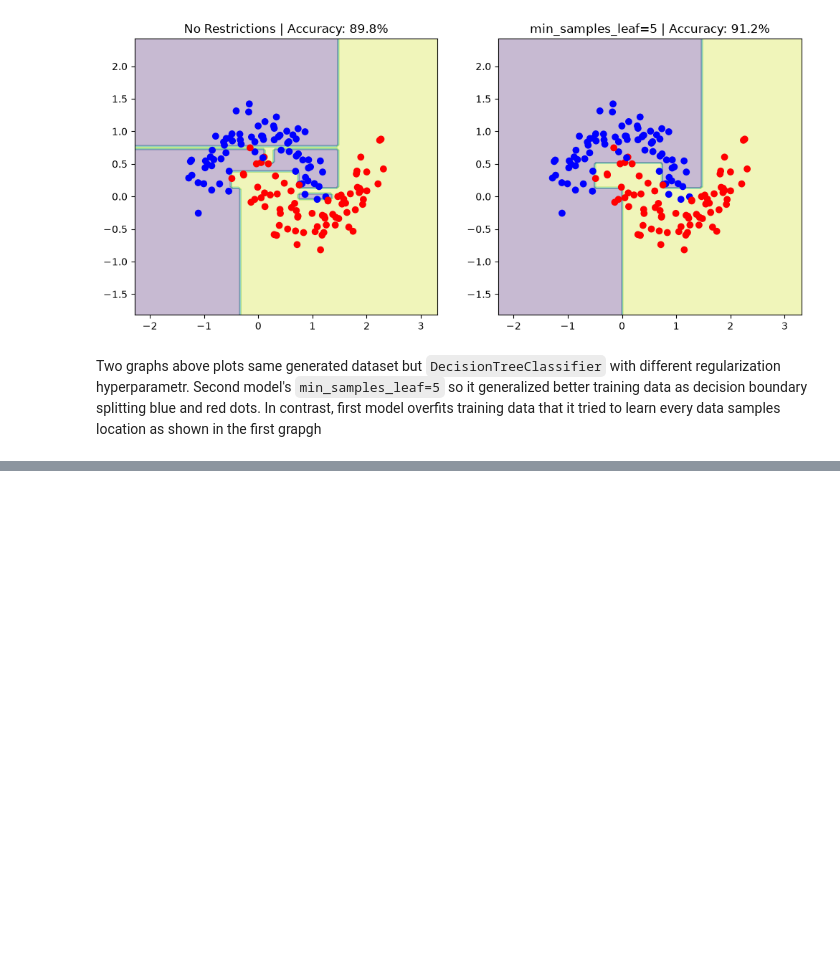
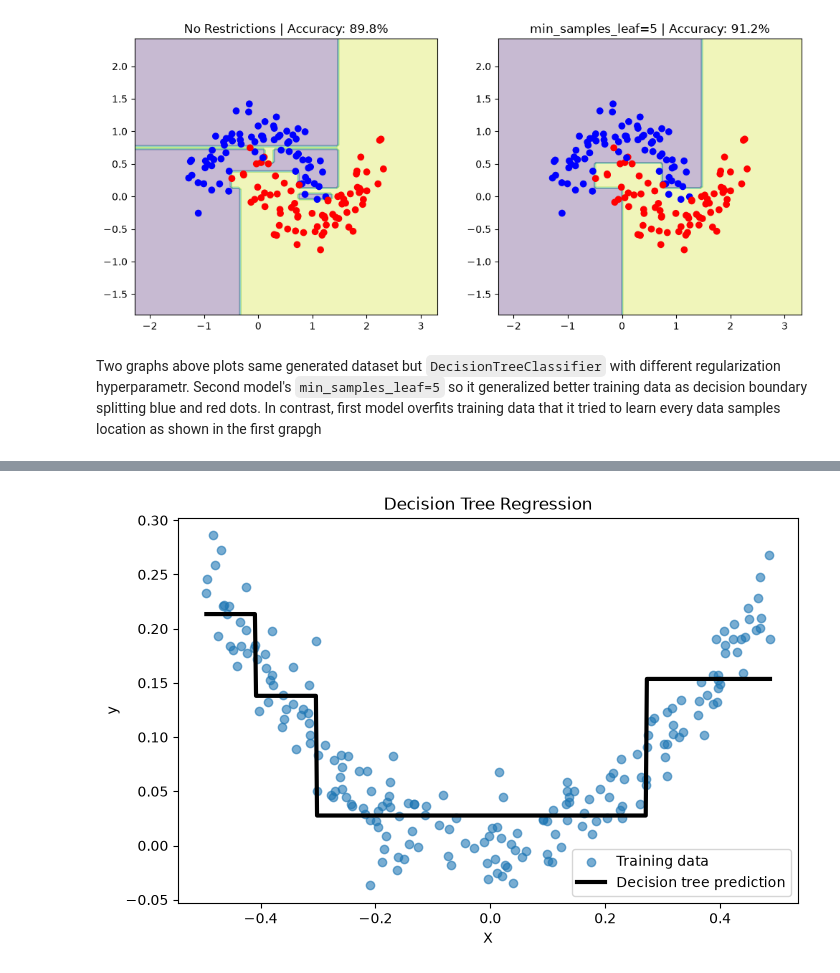
Before and after one commit to yusufjonc07/ML, a Jupyter notebook: experiments/dtree.ipynb, the cells around one changed output, grey strips where cells are left out. Saved outputs shown, nothing was run; the diff lists cells and outputs as text; code cells hidden in the pictures; blank space fills up the shorter version.

```diff
--- a/experiments/dtree.ipynb
+++ b/experiments/dtree.ipynb
@@ -91,0 +137,41 @@ Two graphs above plots same generated dataset but `DecisionTreeClassifier` with
+# %%
+import numpy as np
+import matplotlib.pyplot as plt
+
+# Generate values across the feature range
+X_plot = np.linspace(
+    X_quad.min(),
+    X_quad.max(),
+    500
+).reshape(-1, 1)
+
+# Tree predictions
+y_pred = tree_reg.predict(X_plot)
+
+# Plot
+plt.figure(figsize=(8, 5))
+
+# Original data
+plt.scatter(
+    X_quad,
+    y_quad,
+    alpha=0.6,
+    label="Training data"
+)
+
+# Tree prediction regions
+plt.plot(
+    X_plot,
+    y_pred,
+    linewidth=3,
+    label="Decision tree prediction",
+    color="black"
+)
+
+plt.xlabel("X")
+plt.ylabel("y")
+plt.title("Decision Tree Regression")
+plt.legend()
+plt.show()
+# %% [output]
+[figure, added]
```
Also changed, not shown: parts of 5 cells of this notebook, 1 other file.
